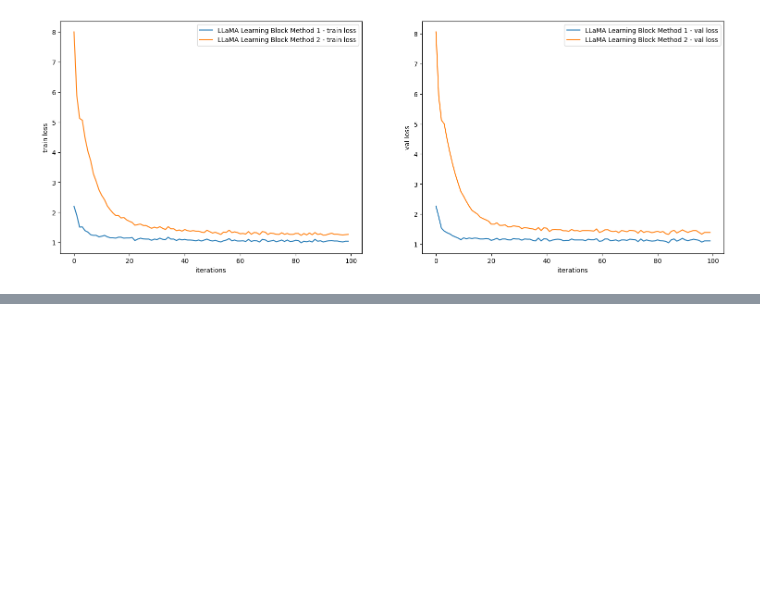
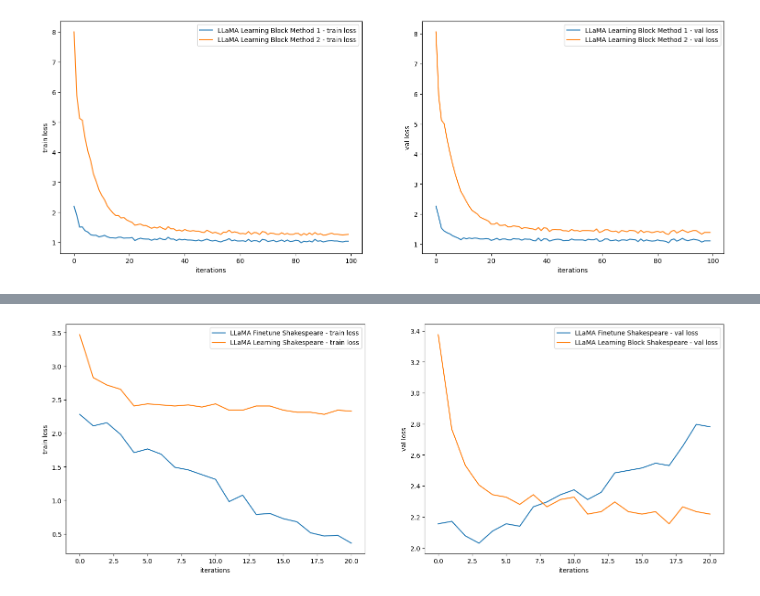
Before and after one commit to basujindal/nanoGPT, a Jupyter notebook: test2.ipynb, the cells around one changed output, grey strips where cells are left out. Cells and saved outputs as stored; diff of their text form; code cells hidden in the pictures; blank space fills up the shorter version.

```diff
--- a/test2.ipynb
+++ b/test2.ipynb
@@ -78,3 +78,11 @@ ax[1].legend()
 plt.show()
 # %% [output]
 [figure]
+# %%
+import pandas as pd
+import numpy as np
+import matplotlib.pyplot as plt
+
+train_loss = pd.read_csv("/home/li/basu_workspace/nanoGPT/wandb_export_2023-06-16T21_12_35.938-07_00.csv")
+val_loss = pd.read_csv("/home/li/basu_workspace/nanoGPT/wandb_export_2023-06-16T21_12_45.535-07_00.csv")
+train_loss.columns, val_loss.columns
@@ -80,0 +104,21 @@ plt.show()
+# %%
+fig, ax = plt.subplots(1,2)
+fig.set_size_inches(18.5, 6.5)
+
+ax[0].plot(train_loss['ft_llama_shakespeare_0531-2248 - train/loss'], label='LLaMA Finetune Shakespeare - train loss')
+ax[0].plot(train_loss['lb2_llama_shakespeare_0531-2113 - train/loss'], label='LLaMA Learning Shakespeare - train loss')
+ax[0].set_xlabel('iterations')
+ax[0].set_ylabel('train loss')
+ax[0].legend()
+
+ax[1].plot(val_loss['ft_llama_shakespeare_0531-2248 - val/loss'], label='LLaMA Finetune Shakespeare - val loss')
+ax[1].plot(val_loss['lb2_llama_shakespeare_0531-2113 - val/loss'], label='LLaMA Learning Block Shakespeare - val loss')
+ax[1].set_xlabel('iterations')
+ax[1].set_ylabel('val loss')
+ax[1].legend()
+
+## add legend
+# plt.legend()
+plt.show()
+# %% [output]
+[figure, added]
```
Also changed, not shown: parts of 1 cell of this notebook, 11 other files.
